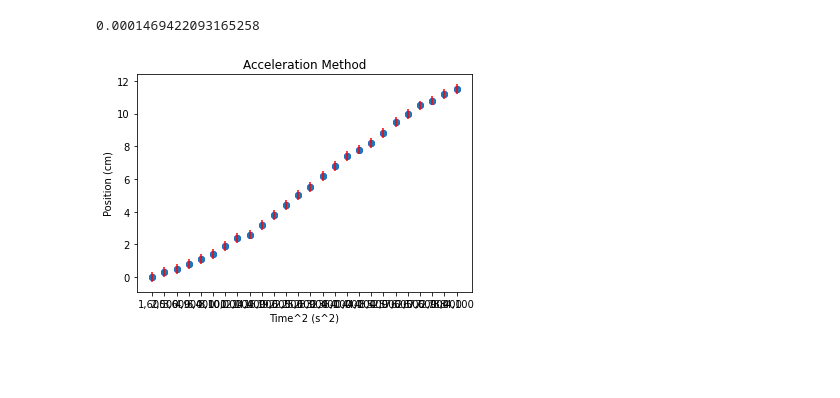
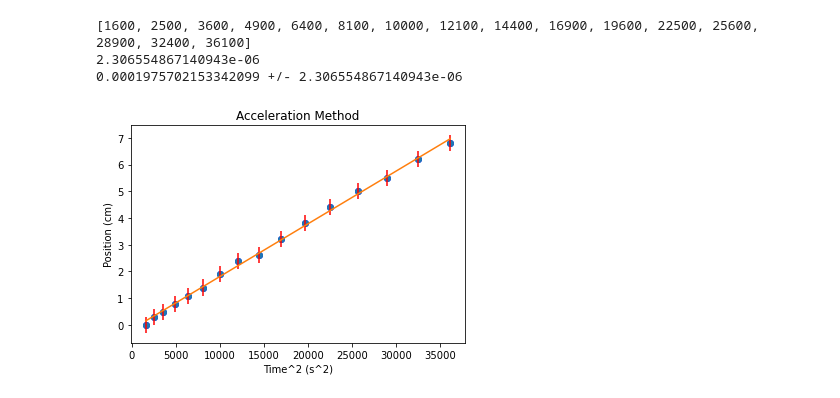
Before and after one commit to DennisHartmannCodes/Cavendeshaganza, a Jupyter notebook: Acceleration Analysis.ipynb, the cells around one changed output. Saved outputs shown, nothing was run; the diff lists cells and outputs as text; code cells hidden in the pictures; blank space fills up the shorter version.

```diff
--- a/Acceleration Analysis.ipynb
+++ b/Acceleration Analysis.ipynb
@@ -68,34 +87,41 @@ print(slope2)
 # %%
 # reading CSV file
 data = read_csv("Cavendeshaganza - Acceleration Run 3 (2).csv")
 
 # converting column data to list
 timesquared = data['t^2(s^2)'].tolist()
-timesquared=timesquared[4:30]
+timesquared=timesquared[4:20]
 Position = data['Position (cm)+1.25'].tolist()
-Position=Position[4:30]
+Position=Position[4:20]
 Error = data['Error in Position(cm)'].tolist()
-Error=Error[4:30]
+Error=Error[4:20]
+
+for i in range(len(timesquared)):
+    timesquared[i] = re.sub(",", "", timesquared[i])
+    timesquared[i]=int(timesquared[i])
 
 # printing list data
 plt.scatter(timesquared,Position, color='b')
 plt.errorbar(timesquared, Position, yerr=Error, ecolor='r', fmt="o", barsabove="True")
 #plt.xticks(np.arange(0, 20, step=3))  # Set label locations.
 #plt.xlim(2,19)
 plt.title('Acceleration Method')
 plt.xlabel('Time^2 (s^2)')
 plt.ylabel('Position (cm)')
 
-for i in range(len(timesquared)):
-    timesquared[i] = re.sub(",", "", timesquared[i])
-    timesquared[i]=int(timesquared[i])
+slope3, intercept, r_value, p_value, std_err = stats.linregress(timesquared,Position)
+timesquaredarr=np.asarray(timesquared)
+print(timesquared)
+print(std_err)
+plt.plot(timesquared, (timesquaredarr*slope3)+intercept)
+plt.savefig('Vid3trim.png')
 
-slope3, intercept, r_value, p_value, std_err = stats.linregress(timesquared,Position)
-
-print(slope3)
+print(slope3, '+/-', std_err)
 # %% [output]
-0.0001469422093165258
+[1600, 2500, 3600, 4900, 6400, 8100, 10000, 12100, 14400, 16900, 19600, 22500, 25600, 28900, 32400, 36100]
+2.306554867140943e-06
+0.0001975702153342099 +/- 2.306554867140943e-06
-[figure, old version]
+[figure, new version]
 # %%
 # reading CSV file
 data = read_csv("Cavendeshaganza - Acceleration Run 4 (2).csv")
```
Also changed, not shown: parts of 16 cells of this notebook.
